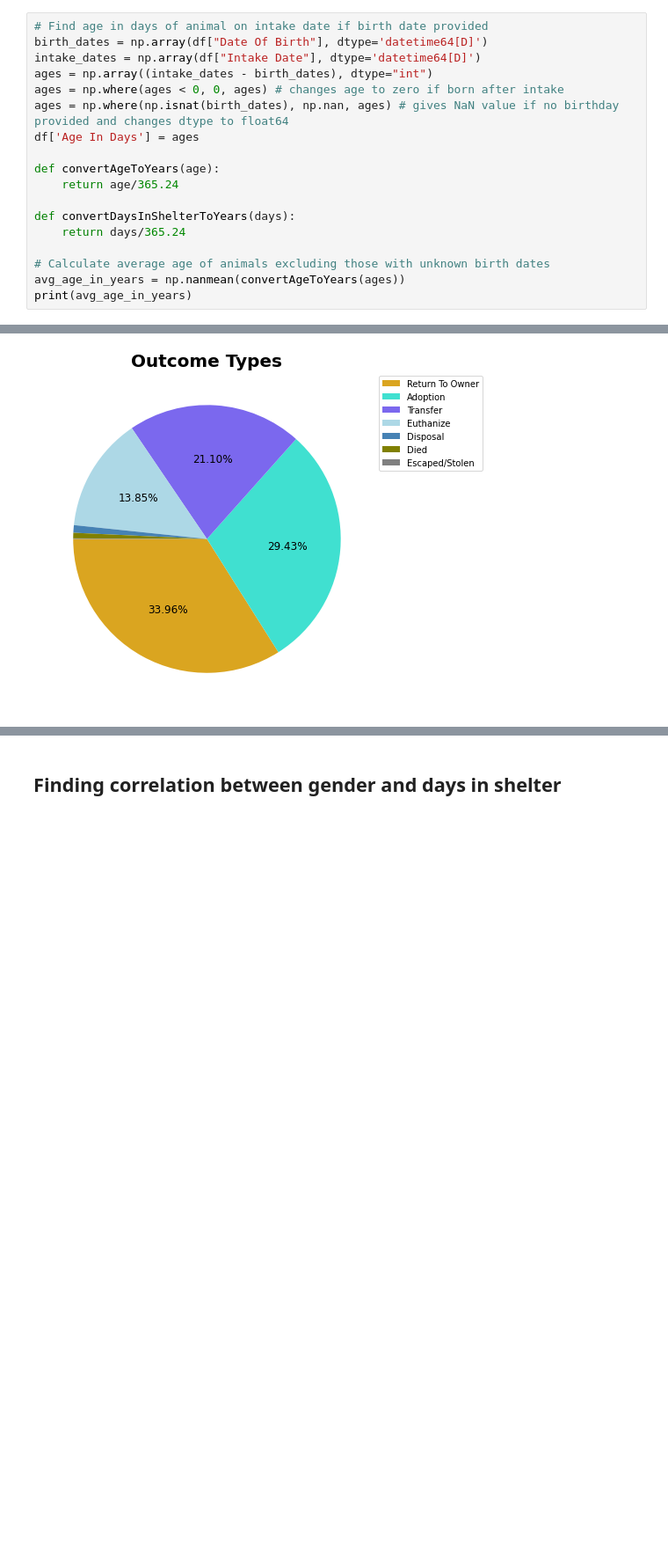
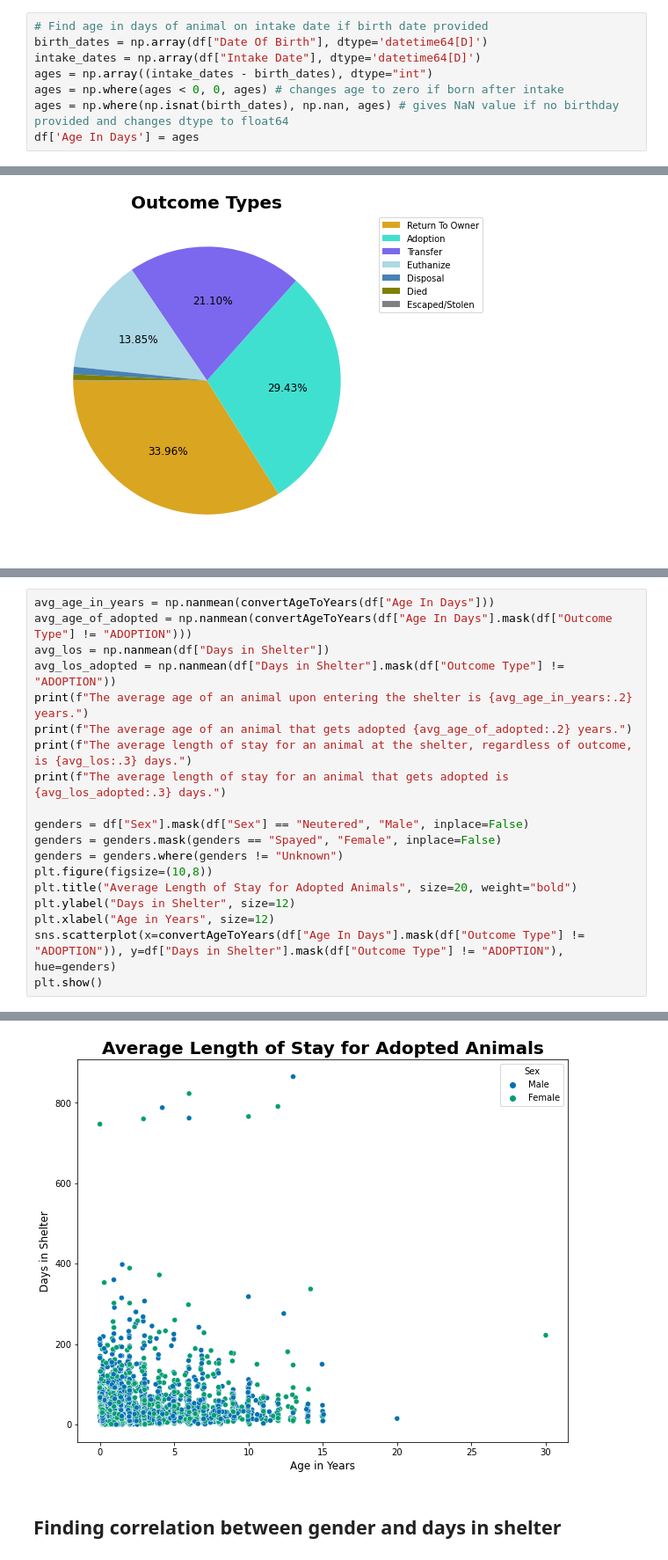
Before and after one commit to cillam/animal_shelter, a Jupyter notebook: animal_shelter_data_analysis.ipynb, the cells around one changed output, grey strips where cells are left out. Shown at 88% size. Cells and saved outputs as stored; diff of their text form; blank space fills up the shorter version.

```diff
--- a/animal_shelter_data_analysis.ipynb
+++ b/animal_shelter_data_analysis.ipynb
@@ -51,13 +49,3 @@ ages = np.array((intake_dates - birth_dates), dtype="int")
 ages = np.where(ages < 0, 0, ages) # changes age to zero if born after intake
 ages = np.where(np.isnat(birth_dates), np.nan, ages) # gives NaN value if no birthday provided and changes dtype to float64
 df['Age In Days'] = ages
-
-def convertAgeToYears(age):
-    return age/365.24
-
-def convertDaysInShelterToYears(days):
-    return days/365.24
-
-# Calculate average age of animals excluding those with unknown birth dates
-avg_age_in_years = np.nanmean(convertAgeToYears(ages))
-print(avg_age_in_years)
@@ -142,0 +158,20 @@ type_pie_chart(outcomes, "Outcome Types")
+# %%
+avg_age_in_years = np.nanmean(convertAgeToYears(df["Age In Days"]))
+avg_age_of_adopted = np.nanmean(convertAgeToYears(df["Age In Days"].mask(df["Outcome Type"] != "ADOPTION")))
+avg_los = np.nanmean(df["Days in Shelter"])
+avg_los_adopted = np.nanmean(df["Days in Shelter"].mask(df["Outcome Type"] != "ADOPTION"))
+print(f"The average age of an animal upon entering the shelter is {avg_age_in_years:.2} years.")
+print(f"The average age of an animal that gets adopted {avg_age_of_adopted:.2} years.")
+print(f"The average length of stay for an animal at the shelter, regardless of outcome, is {avg_los:.3} days.")
+print(f"The average length of stay for an animal that gets adopted is {avg_los_adopted:.3} days.")
+
+genders = df["Sex"].mask(df["Sex"] == "Neutered", "Male", inplace=False)
+genders = genders.mask(genders == "Spayed", "Female", inplace=False)
+genders = genders.where(genders != "Unknown")
+plt.figure(figsize=(10,8))
+plt.title("Average Length of Stay for Adopted Animals", size=20, weight="bold")
+plt.ylabel("Days in Shelter", size=12)
+plt.xlabel("Age in Years", size=12)
+sns.scatterplot(x=convertAgeToYears(df["Age In Days"].mask(df["Outcome Type"] != "ADOPTION")), y=df["Days in Shelter"].mask(df["Outcome Type"] != "ADOPTION"), hue=genders)
+plt.show()
+# %% [output]
@@ -143,3 +182,4 @@ type_pie_chart(outcomes, "Outcome Types")
+[figure, added]
 # %% [markdown]
 ## Finding correlation between gender and days in shelter
 # %%
```
Also changed, not shown: parts of 14 cells of this notebook, 1 other file.
